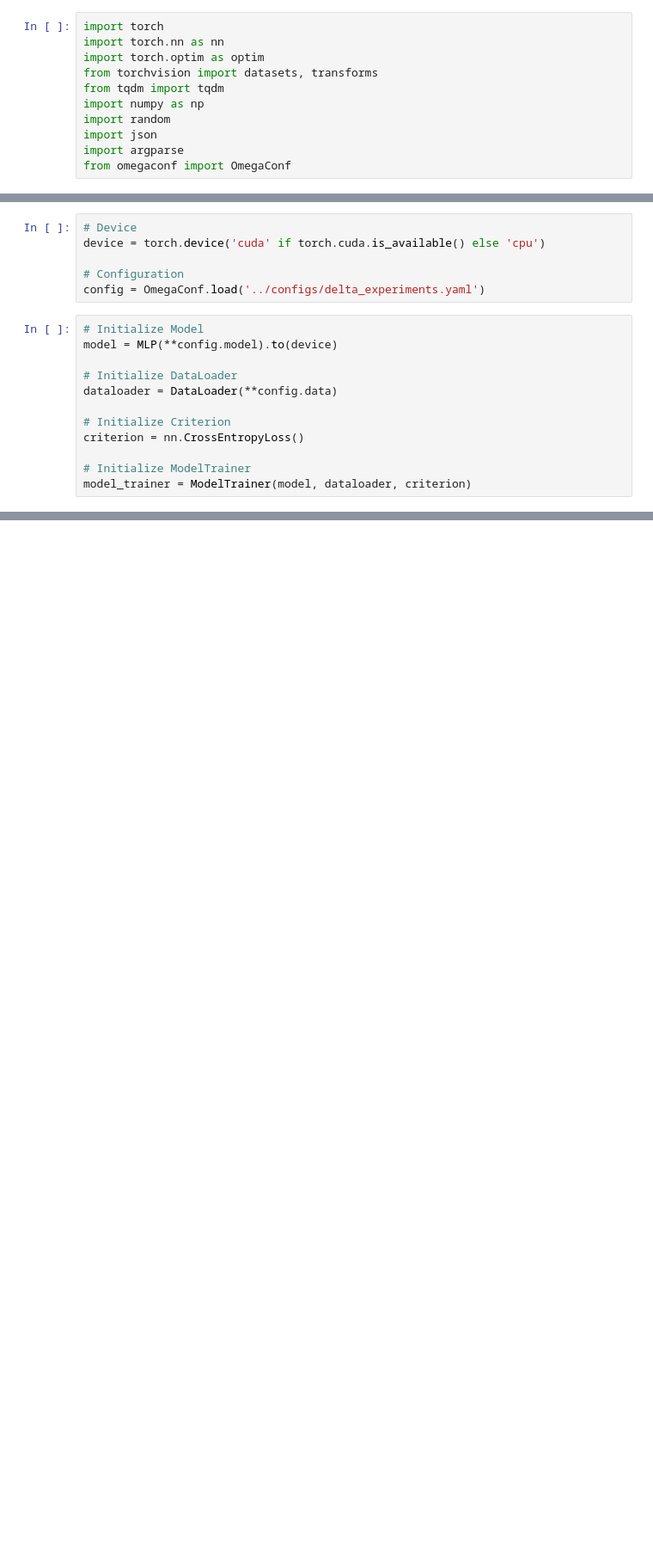
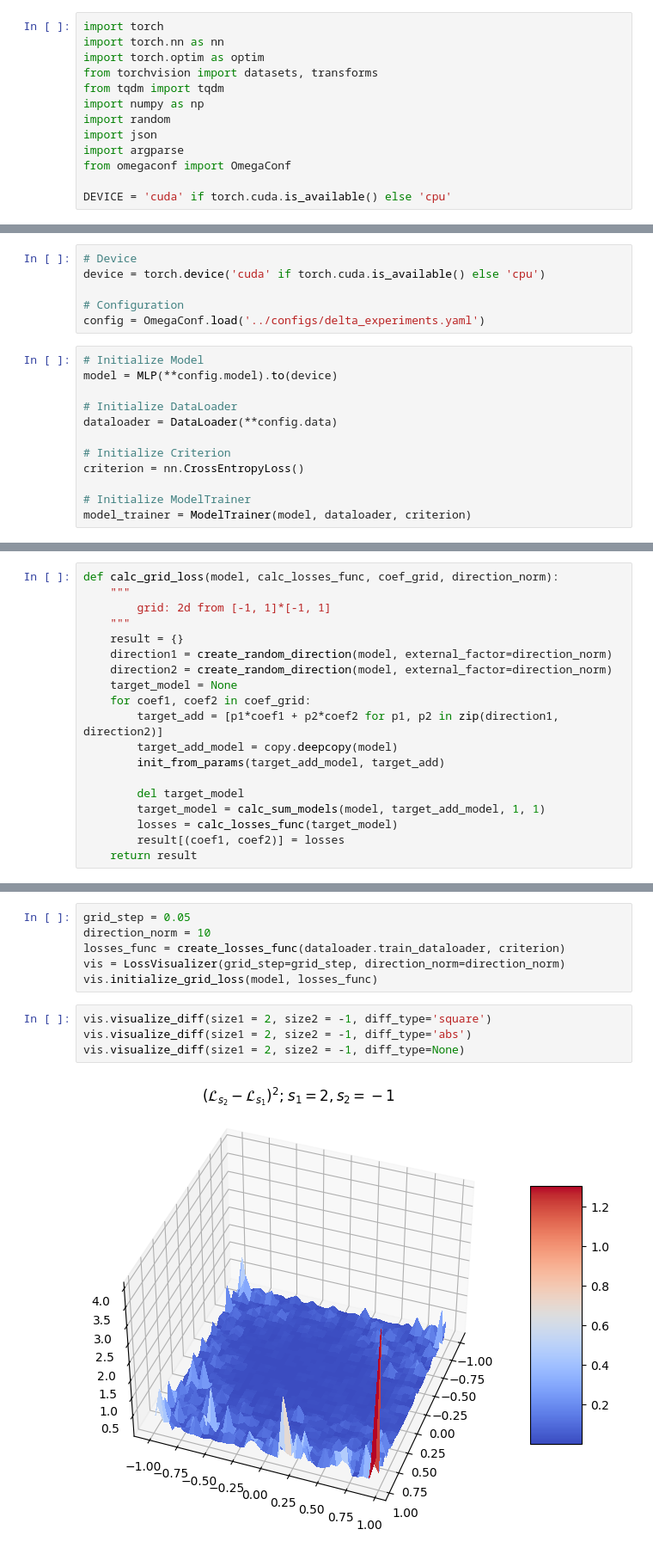
Before and after one commit to kisnikser/loss-landscape-scaling-law, a Jupyter notebook: notebooks/delta_experiments.ipynb, the cells around one changed output, grey strips where cells are left out. Shown at 86% size. Saved outputs shown, nothing was run; the diff lists cells and outputs as text; blank space fills up the shorter version.

```diff
--- a/notebooks/delta_experiments.ipynb
+++ b/notebooks/delta_experiments.ipynb
@@ -9,6 +9,8 @@ import random
 import json
 import argparse
 from omegaconf import OmegaConf
+
+DEVICE = 'cuda' if torch.cuda.is_available() else 'cpu'
 # %%
 class MLP(nn.Module):
     r"""
@@ -281 +395,20 @@ for delta_type in ['random', 'random-optimal']:
     delta_list[delta_type] = model_trainer.calculate_delta_list(B=10, k=100, delta_type=delta_type)
+# %%
+def calc_grid_loss(model, calc_losses_func, coef_grid, direction_norm):
+    """
+        grid: 2d from [-1, 1]*[-1, 1]
+    """
+    result = {}
+    direction1 = create_random_direction(model, external_factor=direction_norm)
+    direction2 = create_random_direction(model, external_factor=direction_norm)
+    target_model = None
+    for coef1, coef2 in coef_grid:
+        target_add = [p1*coef1 + p2*coef2 for p1, p2 in zip(direction1, direction2)]
+        target_add_model = copy.deepcopy(model)
+        init_from_params(target_add_model, target_add)
+
+        del target_model
+        target_model = calc_sum_models(model, target_add_model, 1, 1)
+        losses = calc_losses_func(target_model)
+        result[(coef1, coef2)] = losses
+    return result
@@ -281,0 +521,12 @@ for delta_type in ['random', 'random-optimal']:
+# %%
+grid_step = 0.05
+direction_norm = 10
+losses_func = create_losses_func(dataloader.train_dataloader, criterion)
+vis = LossVisualizer(grid_step=grid_step, direction_norm=direction_norm)
+vis.initialize_grid_loss(model, losses_func)
+# %%
+vis.visualize_diff(size1 = 2, size2 = -1, diff_type='square')
+vis.visualize_diff(size1 = 2, size2 = -1, diff_type='abs')
+vis.visualize_diff(size1 = 2, size2 = -1, diff_type=None)
+# %% [output]
+[figure, added]
```
Also changed, not shown: parts of 15 cells of this notebook, 1 other file.
